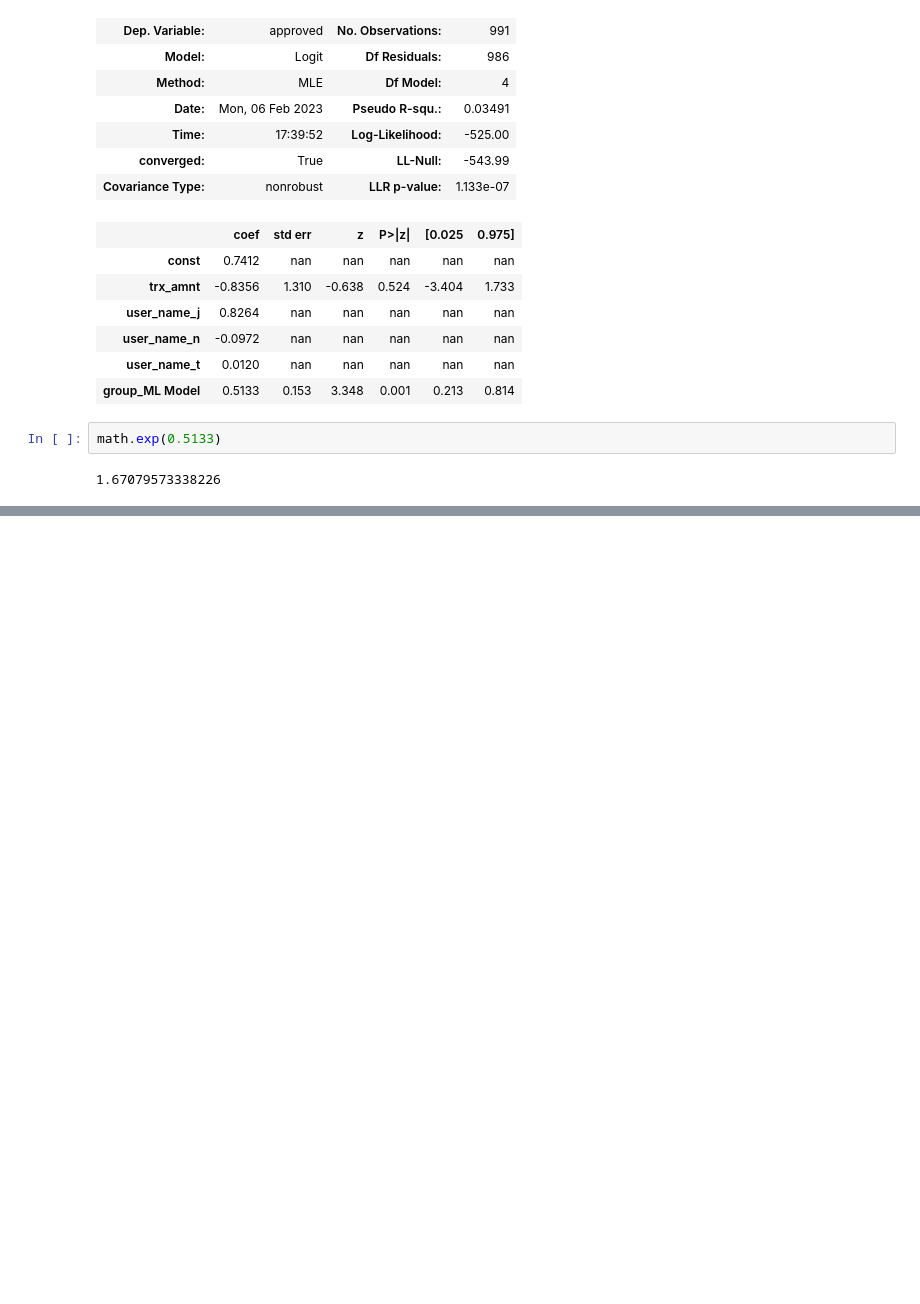
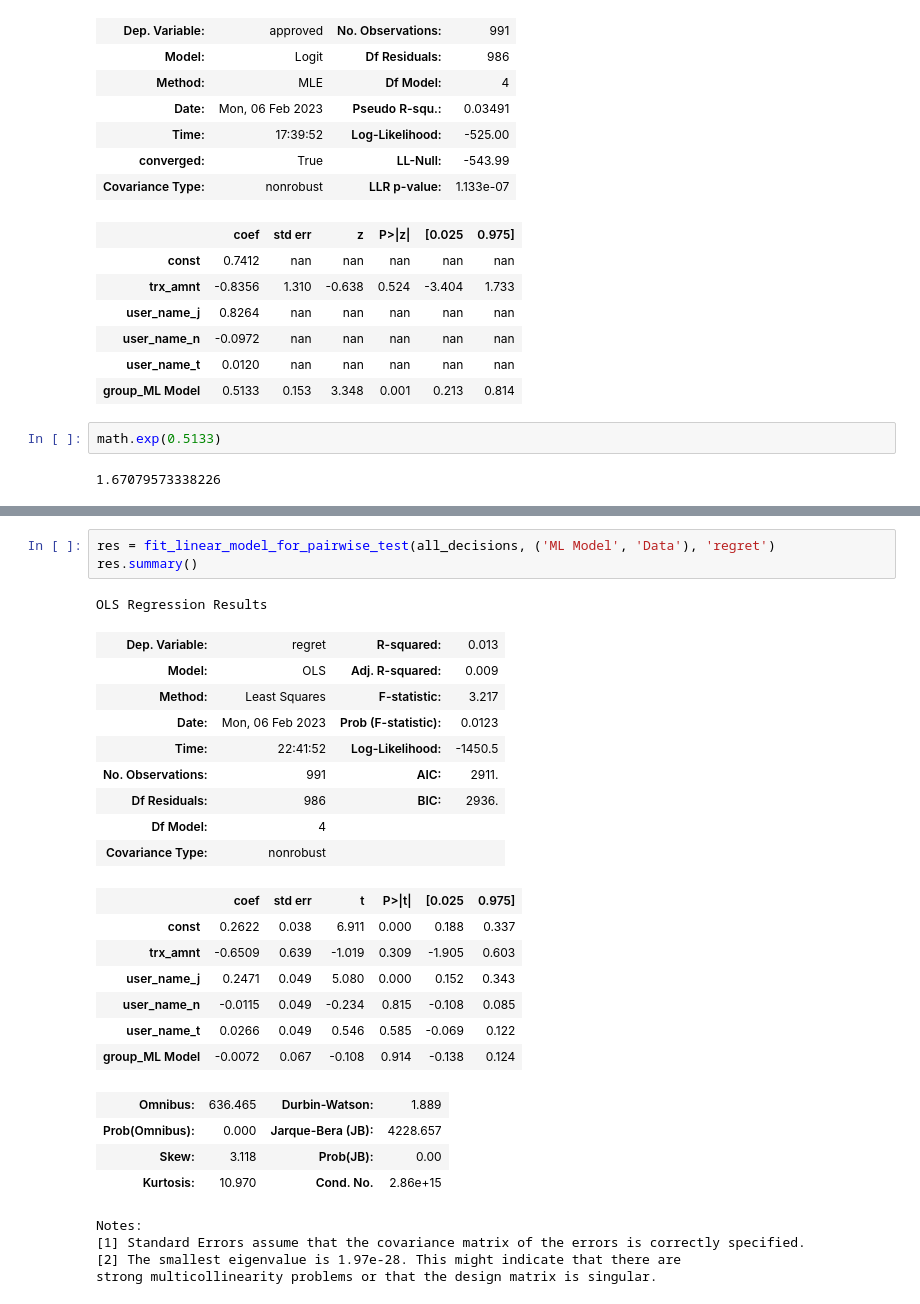
Before and after one commit to dssg/feedzai-analysis, a Jupyter notebook: src/notebooks/linear_models_v3.ipynb, the cells around one changed output, grey strips where cells are left out. Saved outputs shown, nothing was run; the diff lists cells and outputs as text; blank space fills up the shorter version.

```diff
--- a/src/notebooks/linear_models_v3.ipynb
+++ b/src/notebooks/linear_models_v3.ipynb
@@ -468,0 +580,29 @@ math.exp(0.5133)
+# %%
+res = fit_linear_model_for_pairwise_test(all_decisions, ('ML Model', 'Data'), 'regret')
+res.summary()
+# %% [output]
+OLS Regression Results
+| Dep. Variable: | regret | R-squared: | 0.013 |
+| Model: | OLS | Adj. R-squared: | 0.009 |
+| Method: | Least Squares | F-statistic: | 3.217 |
+| Date: | Mon, 06 Feb 2023 | Prob (F-statistic): | 0.0123 |
+| Time: | 22:41:52 | Log-Likelihood: | -1450.5 |
+| No. Observations: | 991 | AIC: | 2911. |
+| Df Residuals: | 986 | BIC: | 2936. |
+| Df Model: | 4 |  |  |
+| Covariance Type: | nonrobust |  |  |
+|  | coef | std err | t | P>|t| | [0.025 | 0.975] |
+| const | 0.2622 | 0.038 | 6.911 | 0.000 | 0.188 | 0.337 |
+| trx_amnt | -0.6509 | 0.639 | -1.019 | 0.309 | -1.905 | 0.603 |
+| user_name_j | 0.2471 | 0.049 | 5.080 | 0.000 | 0.152 | 0.343 |
+| user_name_n | -0.0115 | 0.049 | -0.234 | 0.815 | -0.108 | 0.085 |
+| user_name_t | 0.0266 | 0.049 | 0.546 | 0.585 | -0.069 | 0.122 |
+| group_ML Model | -0.0072 | 0.067 | -0.108 | 0.914 | -0.138 | 0.124 |
+| Omnibus: | 636.465 | Durbin-Watson: | 1.889 |
+| Prob(Omnibus): | 0.000 | Jarque-Bera (JB): | 4228.657 |
+| Skew: | 3.118 | Prob(JB): | 0.00 |
+| Kurtosis: | 10.970 | Cond. No. | 2.86e+15 |
+Notes:
+[1] Standard Errors assume that the covariance matrix of the errors is correctly specified.
+[2] The smallest eigenvalue is 1.97e-28. This might indicate that there are
+strong multicollinearity problems or that the design matrix is singular.
```
Also changed, not shown: parts of 15 cells of this notebook.
